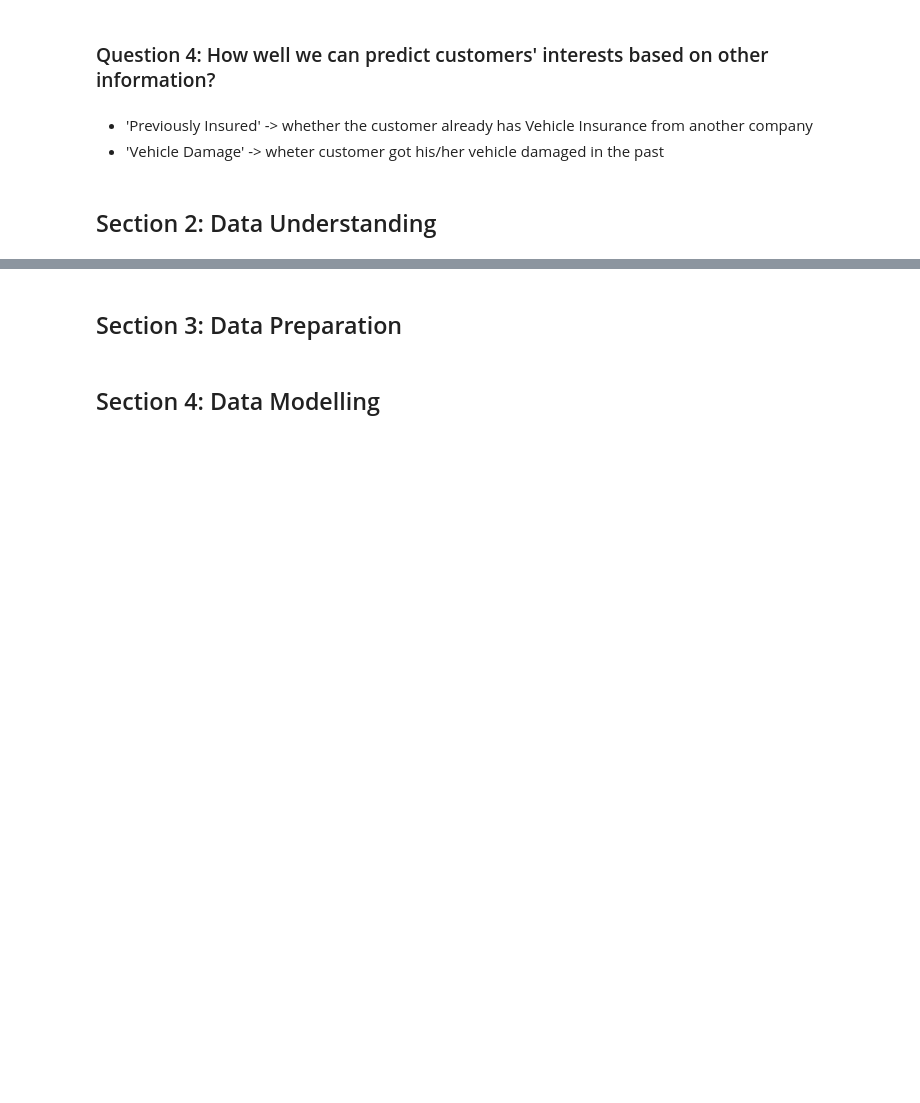
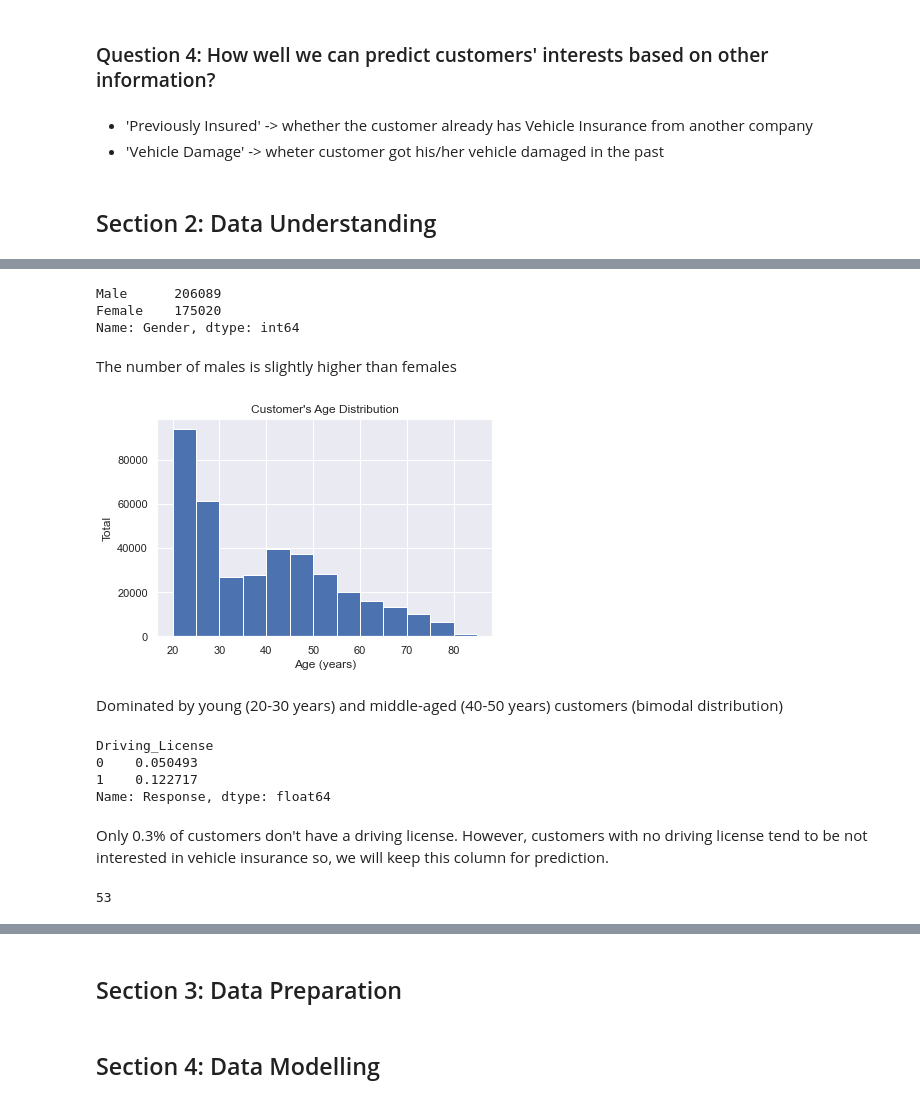
Before and after one commit to hk0111/health_insurance_cross_sell, a Jupyter notebook: Health_Insurance_Cross_Sell_Prediction.ipynb, the cells around one changed output, grey strips where cells are left out. Cells and saved outputs as stored; diff of their text form; code cells hidden in the pictures; blank space fills up the shorter version.

```diff
--- a/Health_Insurance_Cross_Sell_Prediction.ipynb
+++ b/Health_Insurance_Cross_Sell_Prediction.ipynb
@@ -14,3 +3,18 @@ from sklearn.metrics import roc_auc_score
+# %%
+from sklearn.metrics import roc_auc_score, classification_report, confusion_matrix
+from sklearn.model_selection import train_test_split
+from sklearn.linear_model import LogisticRegression
+from sklearn.neighbors import KNeighborsClassifier
+from sklearn.svm import SVC
+from sklearn.naive_bayes import GaussianNB
+from sklearn.ensemble import RandomForestClassifier
+import numpy as np
+import pandas as pd
+import matplotlib.pyplot as plt
+import seaborn as sns
+sns.set()
+
+%matplotlib inline
 # %% [markdown]
 ## Section 1: Business Understanding
 # %% [markdown]
@@ -30,0 +37,3 @@ An insurance company that has provided Health Insurance Products to its customer
+# %%
+df = pd.read_csv('train.csv')
+df.head()
@@ -30,0 +49,4 @@ An insurance company that has provided Health Insurance Products to its customer
+# %%
+# Set id as index
+df.set_index('id', inplace=True)
+df.head()
@@ -30,0 +105,34 @@ An insurance company that has provided Health Insurance Products to its customer
+# %%
+# Check gender distribution
+df['Gender'].value_counts()
+# %% [output]
+Male      206089
+Female    175020
+Name: Gender, dtype: int64
+# %% [markdown]
+The number of males is slightly higher than females
+# %%
+# Check distribution of customer's age
+# by using histogram
+df['Age'].hist(bins=np.arange(20, 90, 5))  # adjust bin width to 5
+plt.title("Customer's Age Distribution")
+plt.xlabel('Age (years)')
+plt.ylabel('Total');
+# %% [output]
+[figure, added]
+# %% [markdown]
+Dominated by young (20-30 years) and middle-aged (40-50 years) customers (bimodal distribution)
+# %%
+# Check the proportion of customers interested based on driving license ownership
+df.groupby('Driving_License')['Response'].mean()
+# %% [output]
+Driving_License
+0    0.050493
+1    0.122717
+Name: Response, dtype: float64
+# %% [markdown]
+Only 0.3% of customers don't have a driving license. However, customers with no driving license tend to be not interested in vehicle insurance so, we will keep this column for prediction.
+# %%
+df['Region_Code'].nunique()  # There are 53 unique values of region_code
+# %% [output]
+53
```
Also changed, not shown: parts of 41 cells of this notebook.
